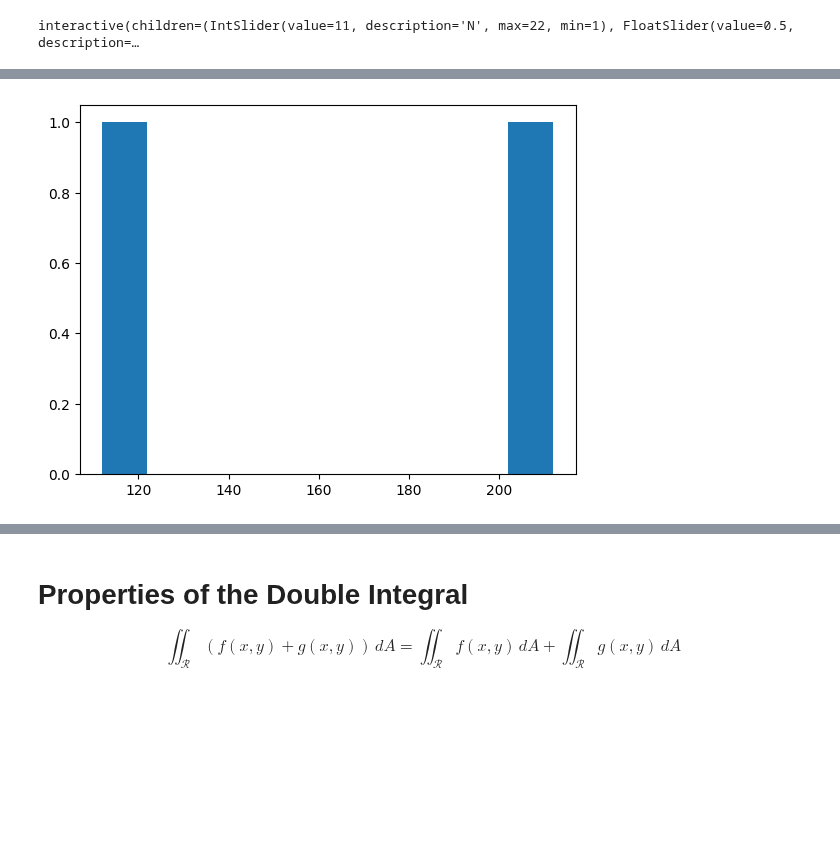
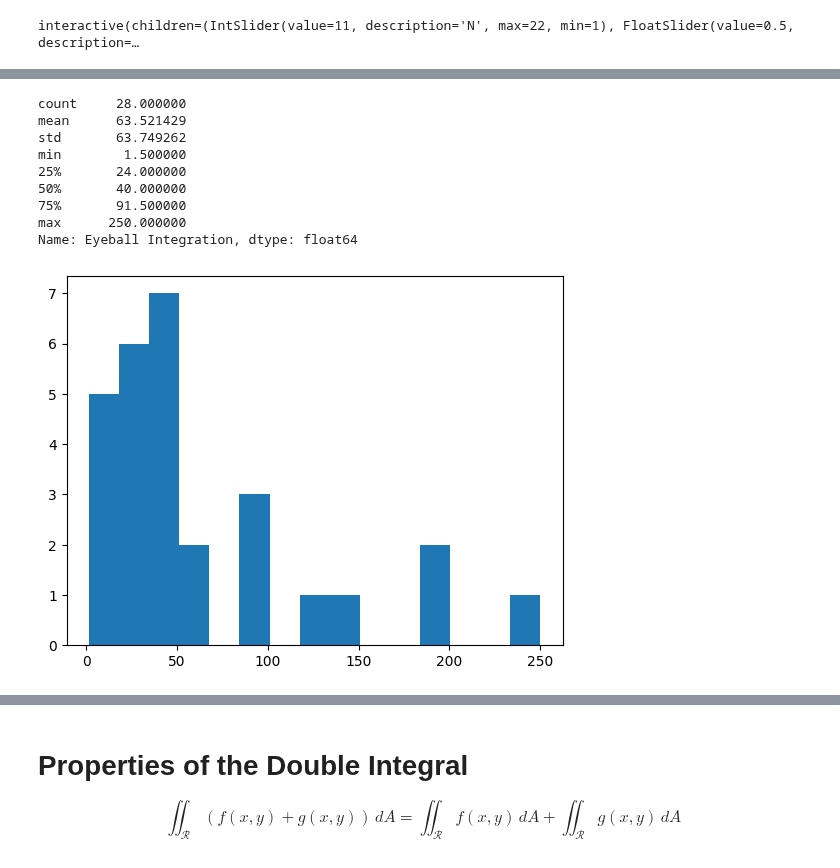
Before and after one commit to drewyoungren/mvc, a Jupyter notebook: lec/mvc-L14.ipynb, the cells around one changed output, grey strips where cells are left out. Saved outputs shown, nothing was run; the diff lists cells and outputs as text; code cells hidden in the pictures; blank space fills up the shorter version.

```diff
--- a/lec/mvc-L14.ipynb
+++ b/lec/mvc-L14.ipynb
@@ -218,12 +216,22 @@ Approximate the integral of the function $f(x,y)$ whose contour plot is below. U
 # %%
 collect_url = "https://docs.google.com/spreadsheets/d/e/2PACX-1vQRwKlJs72x48sZhqdcvm3NeU92VR-gDhx1MAmwY5WvhDQDD1d1b02_DkvdL4SMbb8T2nWGY0lCVSXt/pub?gid=1709777185&single=true&output=csv"
 
 df = pd.read_csv(collect_url)
 entries = df["Eyeball Integration"].tolist()
 
-plt.hist(entries);
+plt.hist(entries,bins=15);
+df["Eyeball Integration"].describe()
 # %% [output]
+count     28.000000
+mean      63.521429
+std       63.749262
+min        1.500000
+25%       24.000000
+50%       40.000000
+75%       91.500000
+max      250.000000
+Name: Eyeball Integration, dtype: float64
-[figure, old version]
+[figure, new version]
 # %% [markdown]
 <p style="padding-bottom:40%;"> </p>
 # %% [markdown]
```
Also changed, not shown: parts of 5 cells of this notebook, 2 other files.
